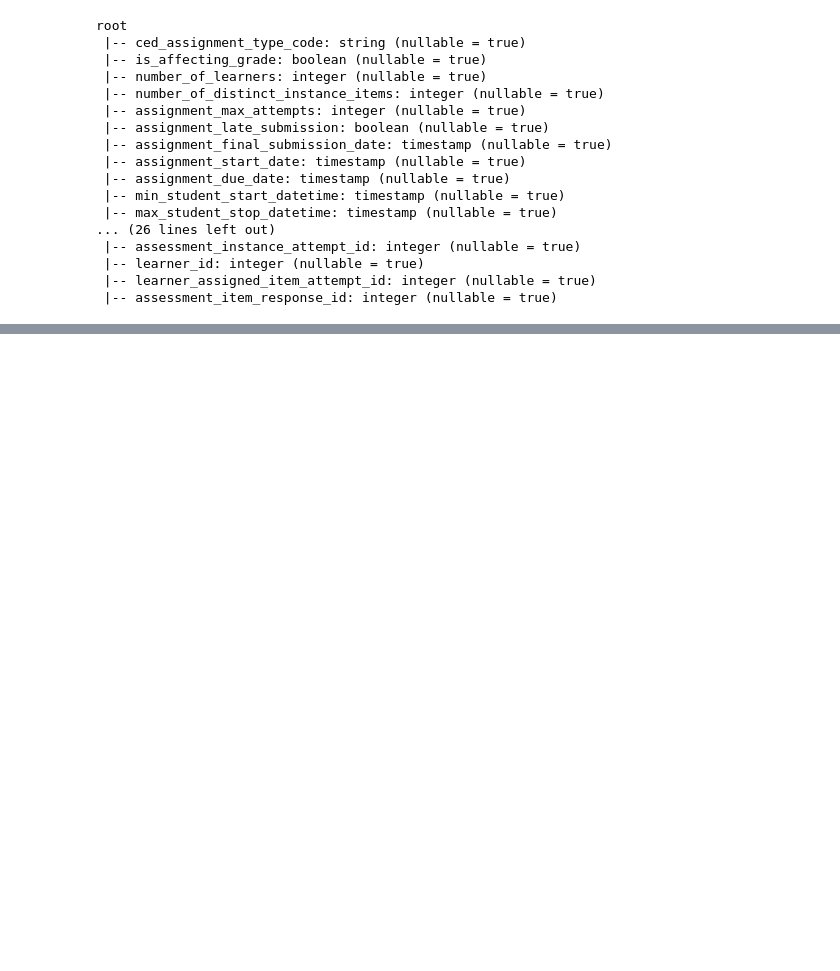
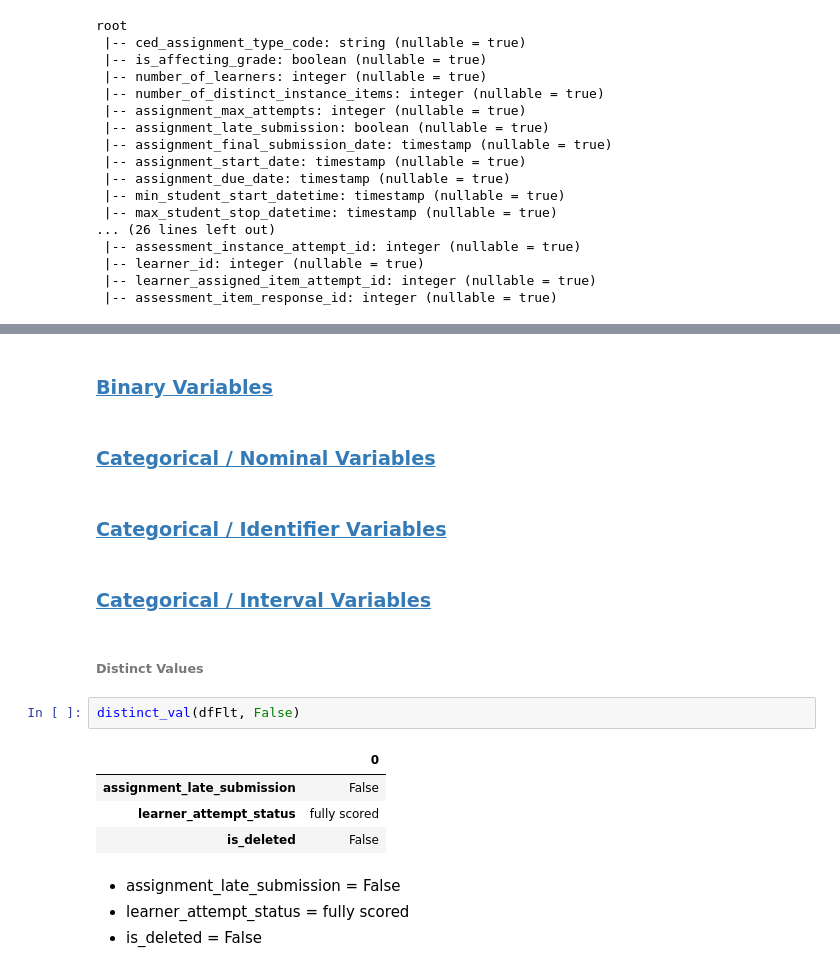
Before and after one commit to dlhinkley/c772-capstone-project, a Jupyter notebook: jupyter/01-summarization.ipynb, the cells around one changed output, grey strips where cells are left out. Saved outputs shown, nothing was run; the diff lists cells and outputs as text; blank space fills up the shorter version.

```diff
--- a/jupyter/01-summarization.ipynb
+++ b/jupyter/01-summarization.ipynb
@@ -90,0 +93,21 @@ root
+# %% [markdown]
+### [Binary Variables](./summary/binary-variable-statistics.ipynb)
+# %% [markdown]
+### [Categorical / Nominal Variables](./summary/categorical-nominal-variable-statistics.ipynb)
+# %% [markdown]
+### [Categorical / Identifier Variables](./summary/categorical-identifier-variable-statistics.ipynb)
+# %% [markdown]
+### [Categorical / Interval Variables](./summary/categorical-interval-variable-statistics.ipynb)
+# %% [markdown]
+###### Distinct Values
+# %%
+distinct_val(dfFlt, False)
+# %% [output]
+|  | 0 |
+| assignment_late_submission | False |
+| learner_attempt_status | fully scored |
+| is_deleted | False |
+# %% [markdown]
+- assignment_late_submission = False
+- learner_attempt_status = fully scored
+- is_deleted = False
```
Also changed, not shown: parts of 3 cells of this notebook, 15 other files.
